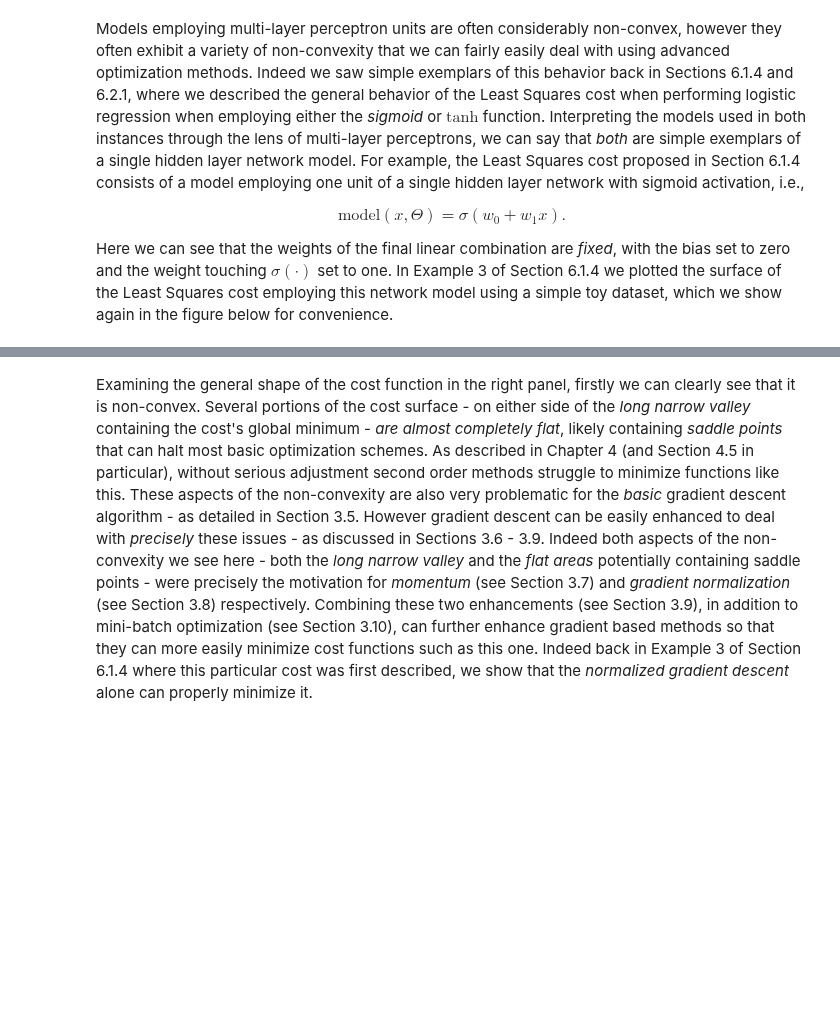
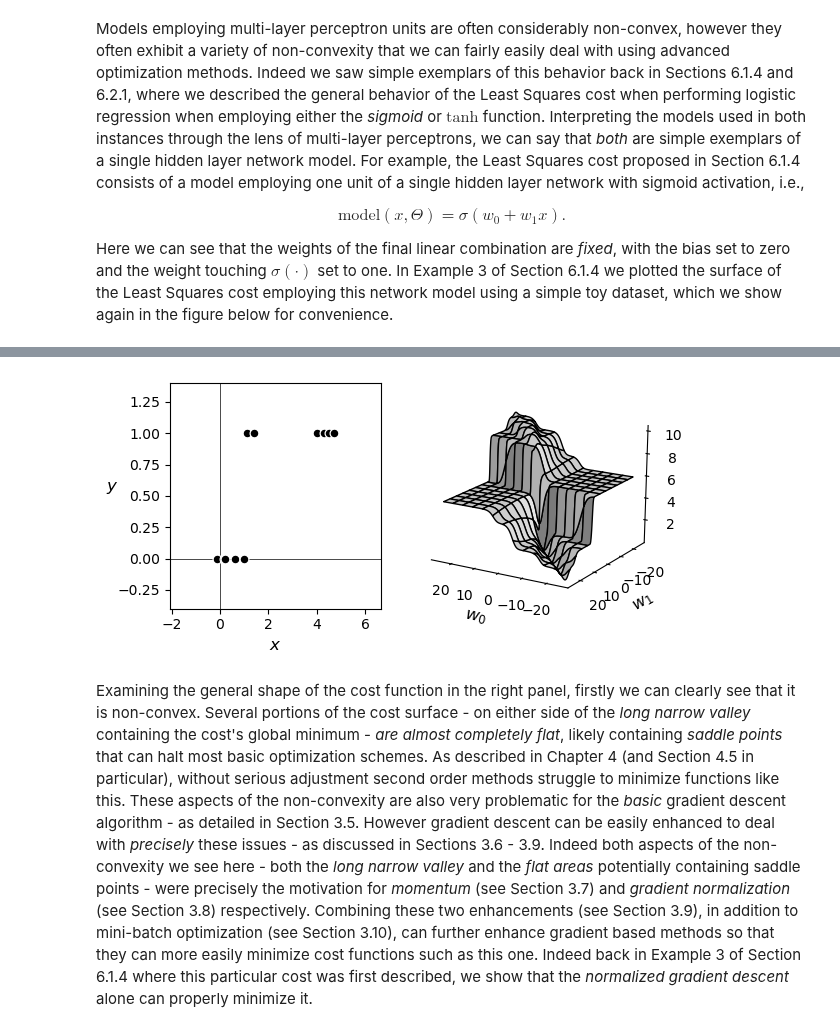
Before and after one commit to neonwatty/machine_learning_refined, a Jupyter notebook: notes/13_Multilayer_perceptrons/13_3_Optimization.ipynb, the cells around one changed output, grey strips where cells are left out. Cells and saved outputs as stored; diff of their text form; code cells hidden in the pictures; blank space fills up the shorter version.

```diff
--- a/notes/13_Multilayer_perceptrons/13_3_Optimization.ipynb
+++ b/notes/13_Multilayer_perceptrons/13_3_Optimization.ipynb
@@ -47,9 +61,9 @@ Models employing multi-layer perceptron units are often considerably non-convex,
 Here we can see that the weights of the final linear combination are *fixed*, with the bias set to zero and the weight touching $\sigma\left(\cdot\right)$ set to one. In Example 3 of Section 6.1.4 we plotted the surface of the Least Squares cost employing this network model using a simple toy dataset, which we show again in the figure below for convenience.
 # %%
 # This code cell will not be shown in the HTML version of this notebook
-data = np.loadtxt(datapath + '2d_classification_data_v1_entropy.csv', delimiter = ',')
+data = np.loadtxt(data_path_1, delimiter = ',')
 
 # create an instance of the visualizer and plot
-demo = superlearn.LS_sigmoid.Visualizer(data)
+demo = LS_sigmoid.Visualizer(data)
 demo.plot_costs(viewmax = 25, view = [21,121])
 # %% [output]
@@ -58,3 +70,4 @@ demo.plot_costs(viewmax = 25, view = [21,121])
+[figure, added]
 # %% [markdown]
 Examining the general shape of the cost function in the right panel, firstly we can clearly see that it is non-convex. Several portions of the cost surface - on either side of the *long narrow valley* containing the cost's global minimum - *are almost completely flat*, likely containing *saddle points* that can halt most basic optimization schemes. As described in Chapter 4 (and Section 4.5 in particular), without serious adjustment second order methods struggle to minimize functions like this. These aspects of the non-convexity are also very problematic for the *basic* gradient descent algorithm - as detailed in Section 3.5. However gradient descent can be easily enhanced to deal with *precisely* these issues - as discussed in Sections 3.6 - 3.9.  Indeed both aspects of the non-convexity we see here -  both the *long narrow valley* and the *flat areas* potentially containing saddle points - were precisely the motivation for *momentum* (see Section 3.7) and *gradient normalization* (see Section 3.8) respectively.  Combining these two enhancements (see Section 3.9), in addition to mini-batch optimization (see Section 3.10), can further enhance gradient based methods so that they can more easily minimize cost functions such as this one.  Indeed back in Example 3 of Section 6.1.4 where this particular cost was first described, we show that the *normalized gradient descent* alone can properly minimize it.
 # %% [markdown]
```
Also changed, not shown: parts of 7 cells of this notebook, 26 other files.
